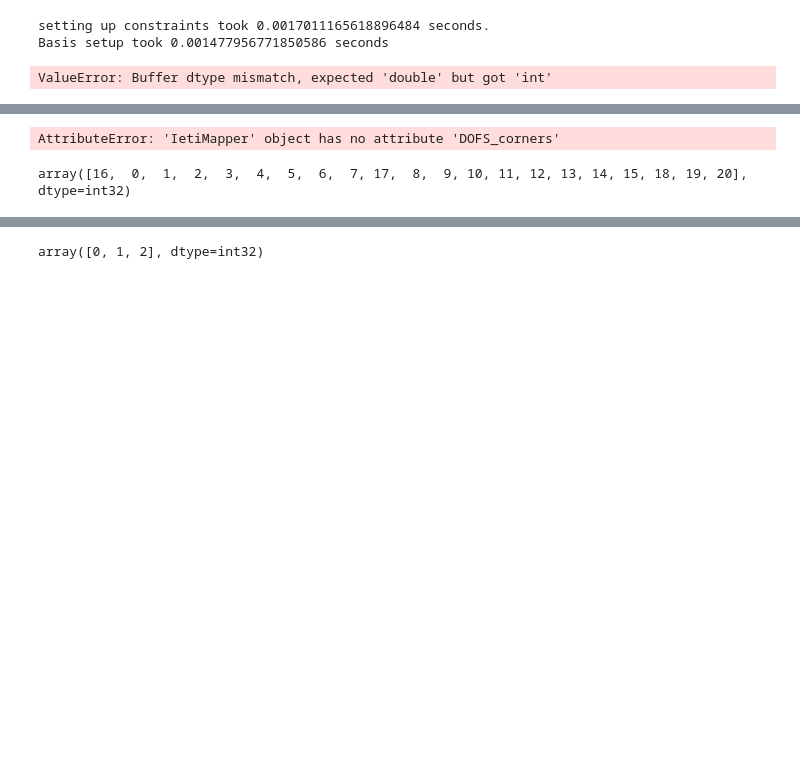
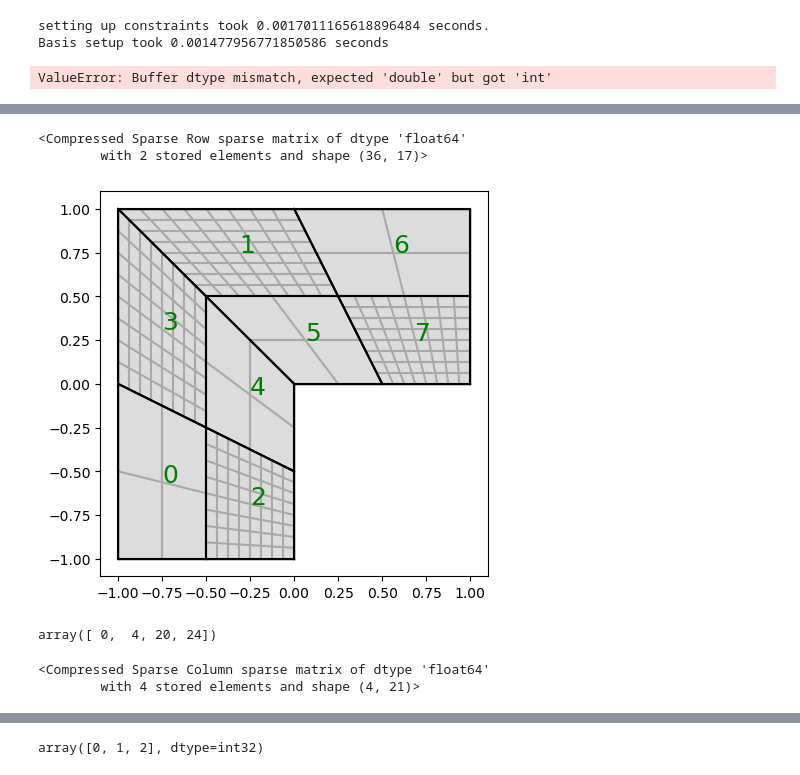
Before and after one commit to c-f-h/pyiga, a Jupyter notebook: notebooks/LshapeQuarterAnullus.ipynb, the cells around one changed output, grey strips where cells are left out. Saved outputs shown, nothing was run; the diff lists cells and outputs as text; code cells hidden in the pictures; blank space fills up the shorter version.

```diff
--- a/notebooks/LshapeQuarterAnullus.ipynb
+++ b/notebooks/LshapeQuarterAnullus.ipynb
@@ -215,4 +219,3 @@ Basis setup took 0.00428009033203125 seconds
 # %%
-IMap.DOFS_corners
+A, RHS = IMap.assemble(a=1,f=f, M=None)
+N = [A.shape[0] for A in A]
-# %% [output]
-AttributeError: 'IetiMapper' object has no attribute 'DOFS_corners'
@@ -219 +224,10 @@ AttributeError: 'IetiMapper' object has no attribute 'DOFS_corners'
+# %%
+IMap.Bk[2][:,IMap.fixed_idx[2]]
+# %% [output]
+<Compressed Sparse Row sparse matrix of dtype 'float64'
+        with 2 stored elements and shape (36, 17)>
+# %%
+M.plotmesh(knots=1,patch_idx=1)
+# %% [output]
+[figure, added]
 # %%
@@ -221,9 +235,14 @@ dofs = assemble.boundary_dofs(IMap.mesh.kvs[2], bdspec='left',ravel=True)[1:-1]
+# %%
+dofs
+# %% [output]
+array([ 0,  4, 20, 24])
 # %%
 X = (IMap.Basis_loc[2] == 1).astype(IMap.Basis_loc[2].dtype)
 # %%
-X.indices
+X[dofs,:]
 # %% [output]
-array([16,  0,  1,  2,  3,  4,  5,  6,  7, 17,  8,  9, 10, 11, 12, 13, 14, 15, 18, 19, 20], dtype=int32)
+<Compressed Sparse Column sparse matrix of dtype 'float64'
+        with 4 stored elements and shape (4, 21)>
 # %%
 X[dofs,:].indices
 # %% [output]
```
Also changed, not shown: parts of 6 cells of this notebook, 1 other file.
